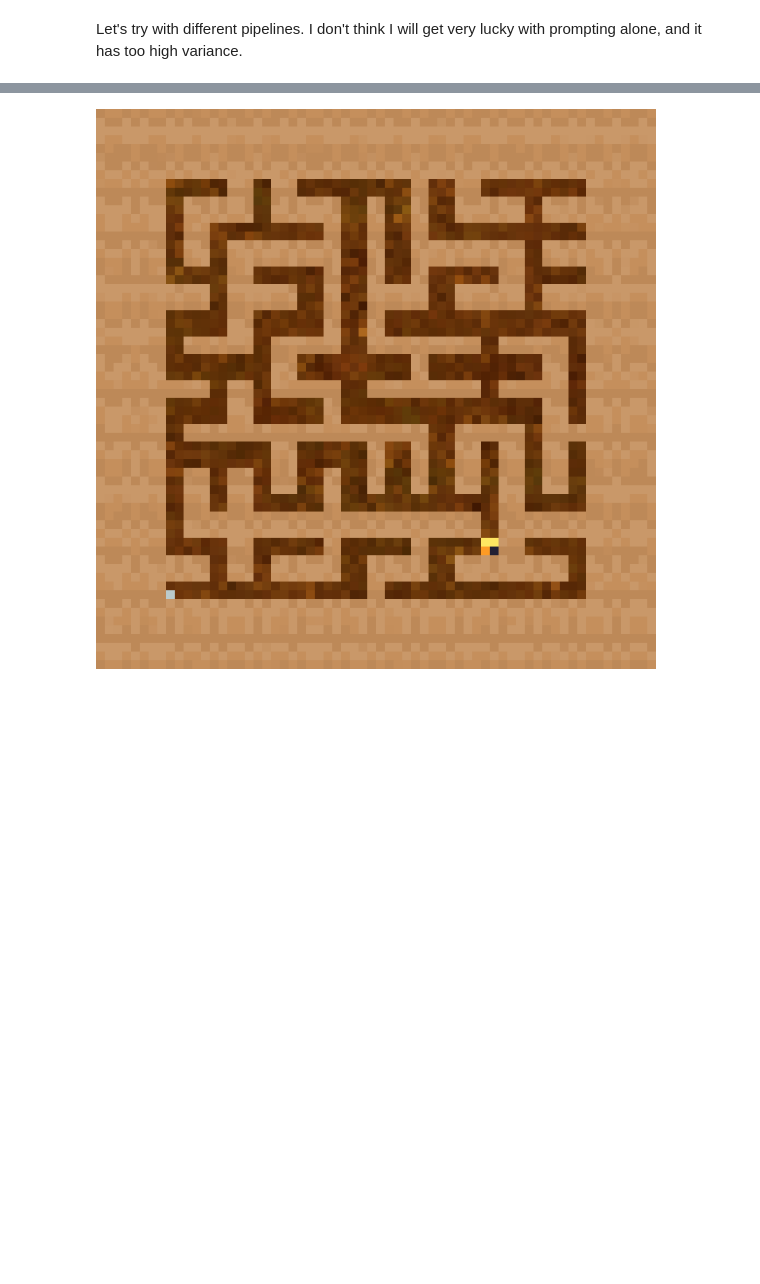
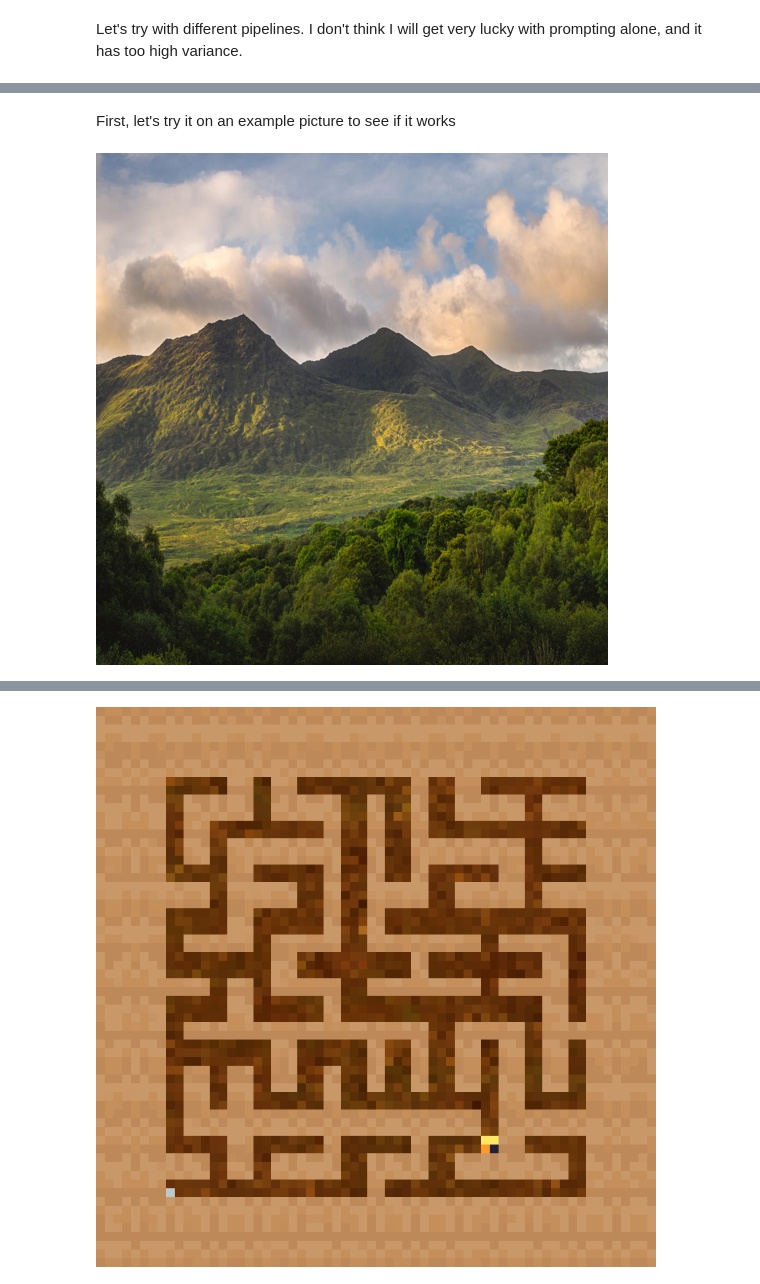
Before and after one commit to thesofakillers/nlgoals, a Jupyter notebook: notebooks/poc.ipynb, the cells around one changed output, grey strips where cells are left out. Saved outputs shown, nothing was run; the diff lists cells and outputs as text; code cells hidden in the pictures; blank space fills up the shorter version.

```diff
--- a/notebooks/poc.ipynb
+++ b/notebooks/poc.ipynb
@@ -178,3 +168,22 @@ pipe = diffusers.StableDiffusionInstructPix2PixPipeline.from_pretrained(
 # memory optimizations
 pipe.enable_model_cpu_offload()
 pipe.enable_xformers_memory_efficient_attention()
+# %% [markdown]
+First, let's try it on an example picture to see if it works
+# %%
+import requests
+from io import BytesIO
+
+
+def download_image(url):
+    response = requests.get(url)
+    return Image.open(BytesIO(response.content)).convert("RGB")
+
+
+img_url = "https://huggingface.co/datasets/diffusers/diffusers-images-docs/resolve/main/mountain.png"
+
+image = download_image(img_url).resize((512, 512))
+
+image
+# %% [output]
+[figure, added]
```
Also changed, not shown: parts of 22 cells of this notebook.
